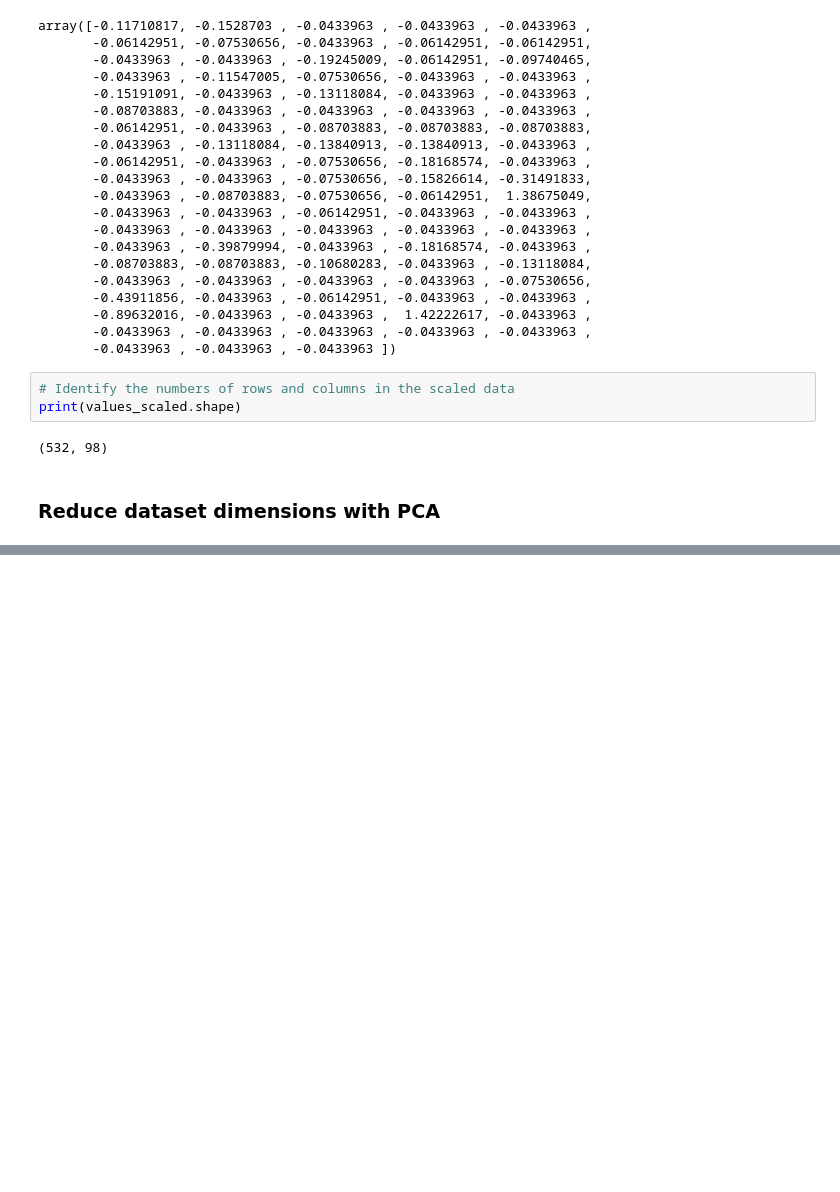
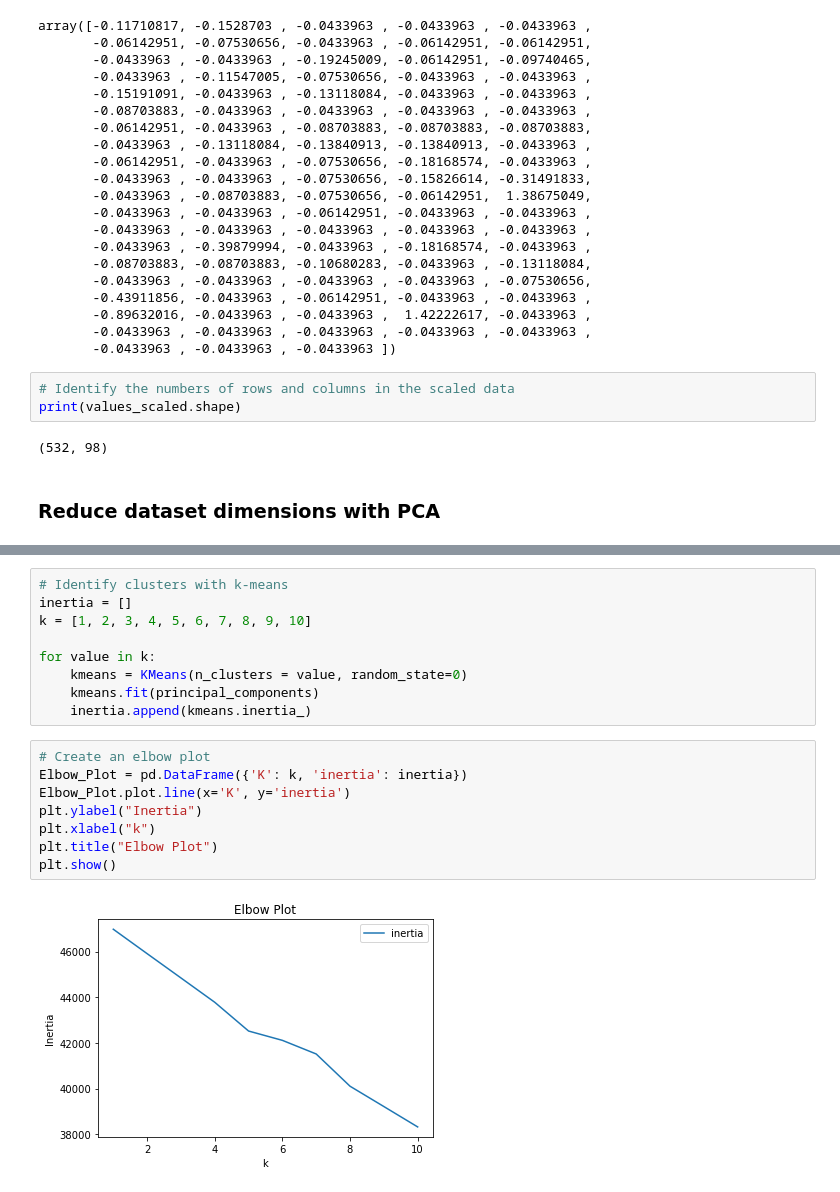
Before and after one commit to WWatkins142/unsupervised-learning-challenge, a Jupyter notebook: crypto-Starter.ipynb, the cells around one changed output, grey strips where cells are left out. Saved outputs shown, nothing was run; the diff lists cells and outputs as text; blank space fills up the shorter version.

Commit message:
completed PCA and k-Means cluster analysis

```diff
--- a/crypto-Starter.ipynb
+++ b/crypto-Starter.ipynb
@@ -168,0 +187,19 @@ print(values_scaled.shape)
+# %%
+# Identify clusters with k-means
+inertia = []
+k = [1, 2, 3, 4, 5, 6, 7, 8, 9, 10]
+
+for value in k:
+    kmeans = KMeans(n_clusters = value, random_state=0)
+    kmeans.fit(principal_components)
+    inertia.append(kmeans.inertia_)
+# %%
+# Create an elbow plot
+Elbow_Plot = pd.DataFrame({'K': k, 'inertia': inertia})
+Elbow_Plot.plot.line(x='K', y='inertia')
+plt.ylabel("Inertia")
+plt.xlabel("k")
+plt.title("Elbow Plot")
+plt.show()
+# %% [output]
+[figure, added]
```
Also changed, not shown: parts of 10 cells of this notebook.
